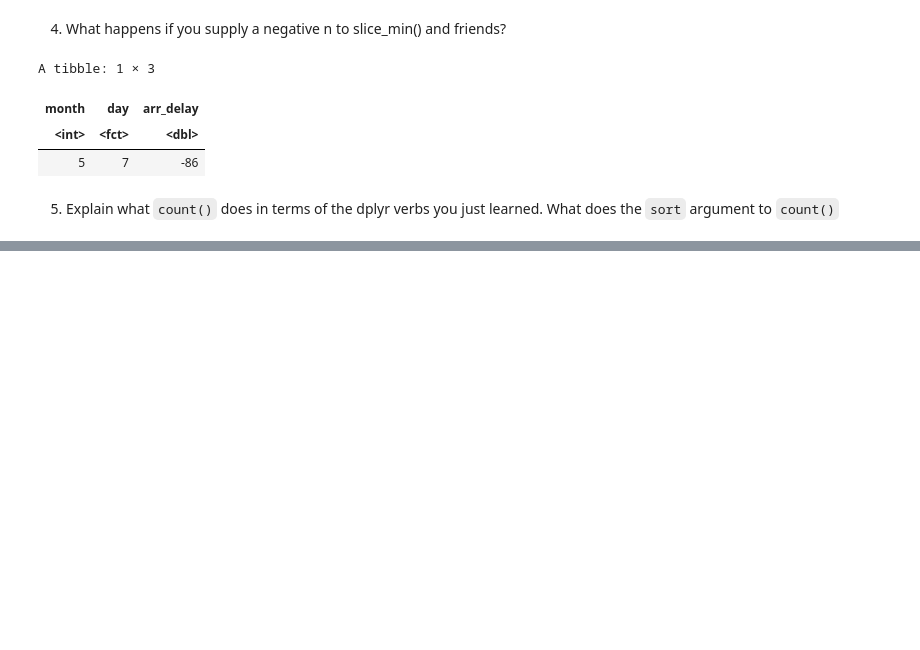
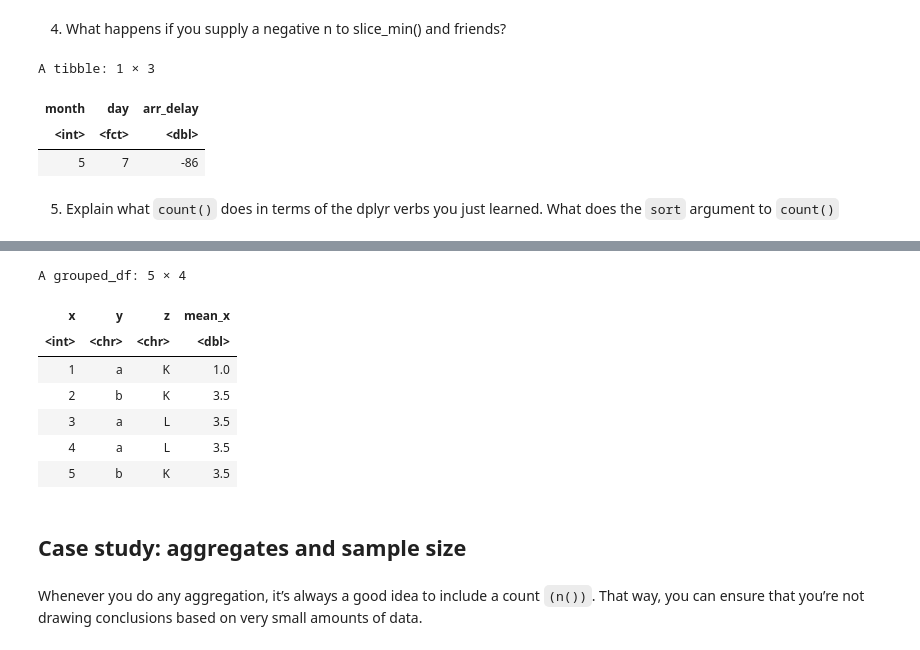
Before and after one commit to khuongduying/data-transformation, a Jupyter notebook: basic_data_transformation_R.ipynb, the cells around one changed output, grey strips where cells are left out. Cells and saved outputs as stored; diff of their text form; code cells hidden in the pictures; blank space fills up the shorter version.

```diff
--- a/basic_data_transformation_R.ipynb
+++ b/basic_data_transformation_R.ipynb
@@ -1458,0 +1459,6 @@ A tibble: 1 × 3
+# %%
+df <- tibble(
+  x = 1:5,
+  y = c("a", "b", "a", "a", "b"),
+  z = c("K", "K", "L", "L", "K")
+)
@@ -1458,0 +1538,17 @@ A tibble: 1 × 3
+# %%
+df |>
+  group_by(y, z) |>
+  mutate(mean_x = mean(x))
+# %% [output]
+A grouped_df: 5 × 4
+| x | y | z | mean_x |
+| <int> | <chr> | <chr> | <dbl> |
+| 1 | a | K | 1.0 |
+| 2 | b | K | 3.5 |
+| 3 | a | L | 3.5 |
+| 4 | a | L | 3.5 |
+| 5 | b | K | 3.5 |
+# %% [markdown]
+## Case study: aggregates and sample size
+# %% [markdown]
+Whenever you do any aggregation, it’s always a good idea to include a count `(n())`. That way, you can ensure that you’re not drawing conclusions based on very small amounts of data.
```
Also changed, not shown: parts of 12 cells of this notebook.
